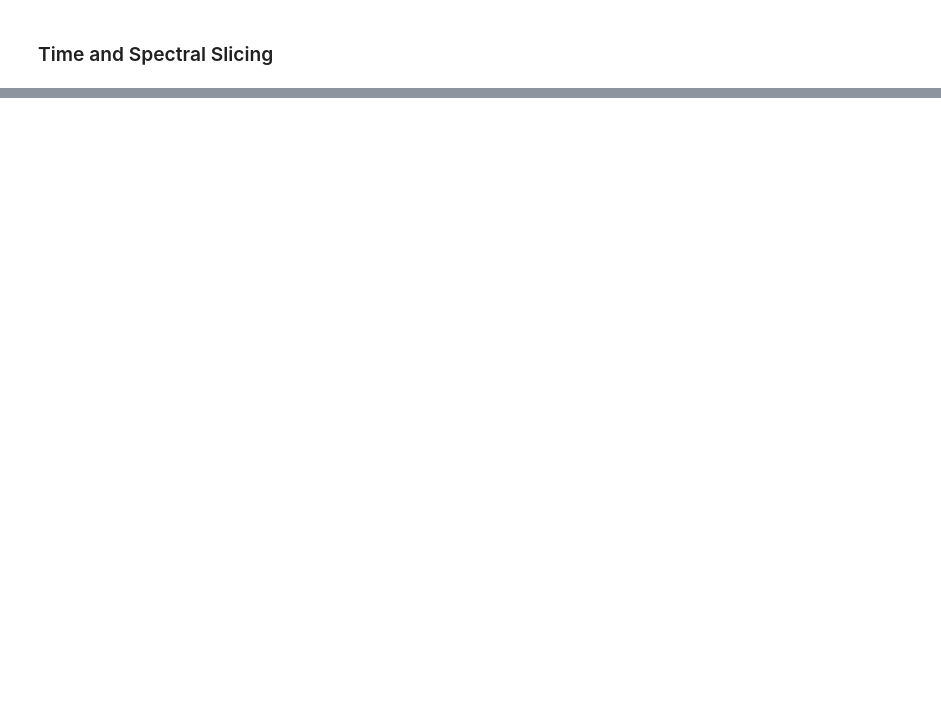
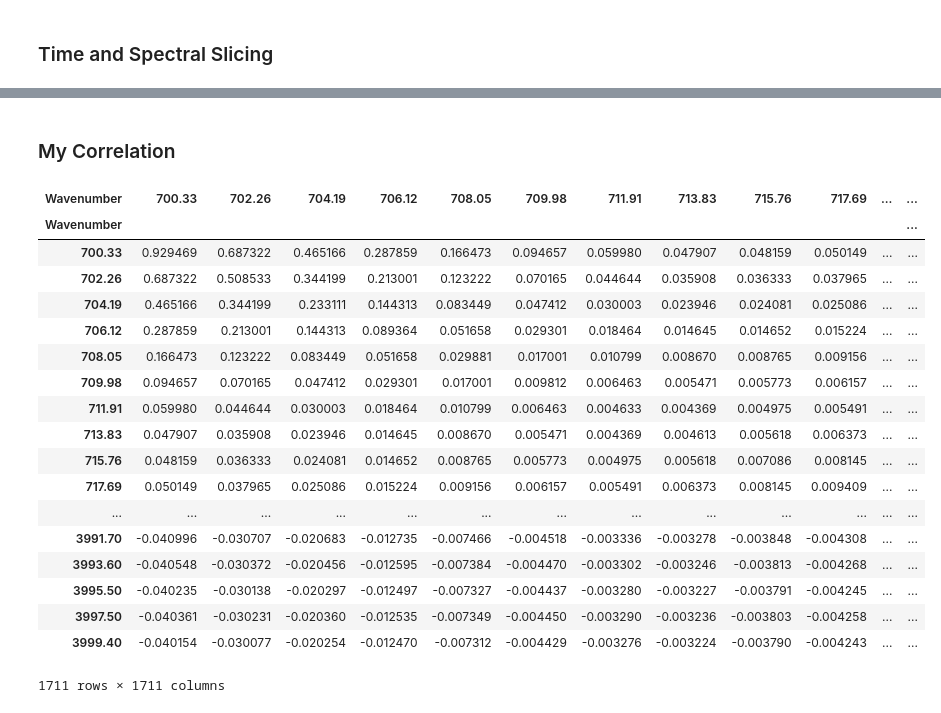
Before and after one commit to hughesadam87/scikit-spectra, a Jupyter notebook: examples/Notebooks/corr_pipeline.ipynb, the cells around one changed output, grey strips where cells are left out. Cells and saved outputs as stored; diff of their text form; code cells hidden in the pictures; blank space fills up the shorter version.

```diff
--- a/examples/Notebooks/corr_pipeline.ipynb
+++ b/examples/Notebooks/corr_pipeline.ipynb
@@ -68,0 +164,6 @@ TypeError: Empty 'DataFrame': no numeric data to plot
+# %%
+cspec = Corr2d.from_spectra(ts, col_unit='time') #Since no time unit, pass one
+cspec.center()
+#print cspec.shape
+#cspec.synchronous[-1, :]
+#cspec.plot()
@@ -69,3 +218,30 @@ TypeError: Empty 'DataFrame': no numeric data to plot
+# %% [markdown]
+### My Correlation
+# %%
+from pandas import DataFrame
+
+df  = DataFrame(cspec.synchronous, index=ts.index, columns=ts.index)
+df.reindex(index=df.index[::-1], columns=df.columns[::-1])
+# %% [output]
+| Wavenumber | 700.33 | 702.26 | 704.19 | 706.12 | 708.05 | 709.98 | 711.91 | 713.83 | 715.76 | 717.69 | ... | ... |
+| Wavenumber |  |  |  |  |  |  |  |  |  |  |  | ... |
+| 700.33 | 0.929469 | 0.687322 | 0.465166 | 0.287859 | 0.166473 | 0.094657 | 0.059980 | 0.047907 | 0.048159 | 0.050149 | ... | ... |
+| 702.26 | 0.687322 | 0.508533 | 0.344199 | 0.213001 | 0.123222 | 0.070165 | 0.044644 | 0.035908 | 0.036333 | 0.037965 | ... | ... |
+| 704.19 | 0.465166 | 0.344199 | 0.233111 | 0.144313 | 0.083449 | 0.047412 | 0.030003 | 0.023946 | 0.024081 | 0.025086 | ... | ... |
+| 706.12 | 0.287859 | 0.213001 | 0.144313 | 0.089364 | 0.051658 | 0.029301 | 0.018464 | 0.014645 | 0.014652 | 0.015224 | ... | ... |
+| 708.05 | 0.166473 | 0.123222 | 0.083449 | 0.051658 | 0.029881 | 0.017001 | 0.010799 | 0.008670 | 0.008765 | 0.009156 | ... | ... |
+| 709.98 | 0.094657 | 0.070165 | 0.047412 | 0.029301 | 0.017001 | 0.009812 | 0.006463 | 0.005471 | 0.005773 | 0.006157 | ... | ... |
+| 711.91 | 0.059980 | 0.044644 | 0.030003 | 0.018464 | 0.010799 | 0.006463 | 0.004633 | 0.004369 | 0.004975 | 0.005491 | ... | ... |
+| 713.83 | 0.047907 | 0.035908 | 0.023946 | 0.014645 | 0.008670 | 0.005471 | 0.004369 | 0.004613 | 0.005618 | 0.006373 | ... | ... |
+| 715.76 | 0.048159 | 0.036333 | 0.024081 | 0.014652 | 0.008765 | 0.005773 | 0.004975 | 0.005618 | 0.007086 | 0.008145 | ... | ... |
+| 717.69 | 0.050149 | 0.037965 | 0.025086 | 0.015224 | 0.009156 | 0.006157 | 0.005491 | 0.006373 | 0.008145 | 0.009409 | ... | ... |
+| ... | ... | ... | ... | ... | ... | ... | ... | ... | ... | ... | ... | ... |
+| 3991.70 | -0.040996 | -0.030707 | -0.020683 | -0.012735 | -0.007466 | -0.004518 | -0.003336 | -0.003278 | -0.003848 | -0.004308 | ... | ... |
+| 3993.60 | -0.040548 | -0.030372 | -0.020456 | -0.012595 | -0.007384 | -0.004470 | -0.003302 | -0.003246 | -0.003813 | -0.004268 | ... | ... |
+| 3995.50 | -0.040235 | -0.030138 | -0.020297 | -0.012497 | -0.007327 | -0.004437 | -0.003280 | -0.003227 | -0.003791 | -0.004245 | ... | ... |
+| 3997.50 | -0.040361 | -0.030231 | -0.020360 | -0.012535 | -0.007349 | -0.004450 | -0.003290 | -0.003236 | -0.003803 | -0.004258 | ... | ... |
+| 3999.40 | -0.040154 | -0.030077 | -0.020254 | -0.012470 | -0.007312 | -0.004429 | -0.003276 | -0.003224 | -0.003790 | -0.004243 | ... | ... |
+1711 rows × 1711 columns
 # %% [markdown]
 <hr>
 <br>
```
Also changed, not shown: parts of 24 cells of this notebook, 8 other files.
